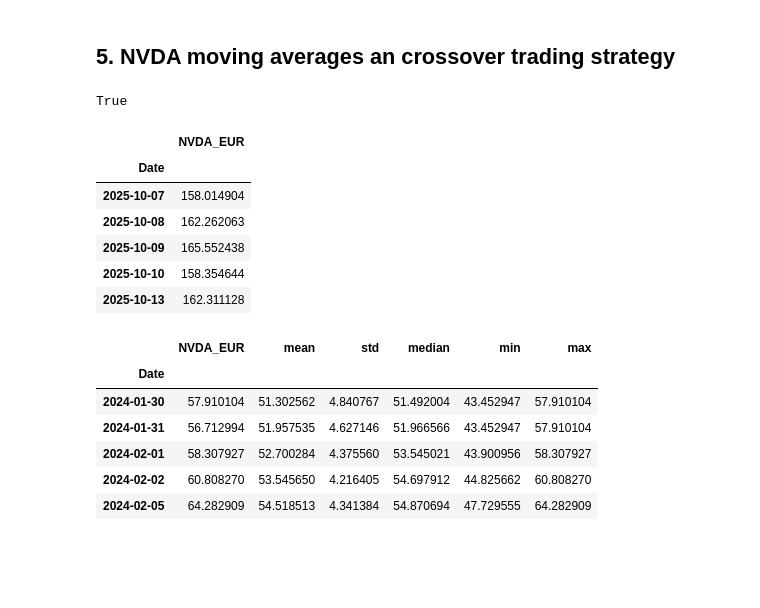
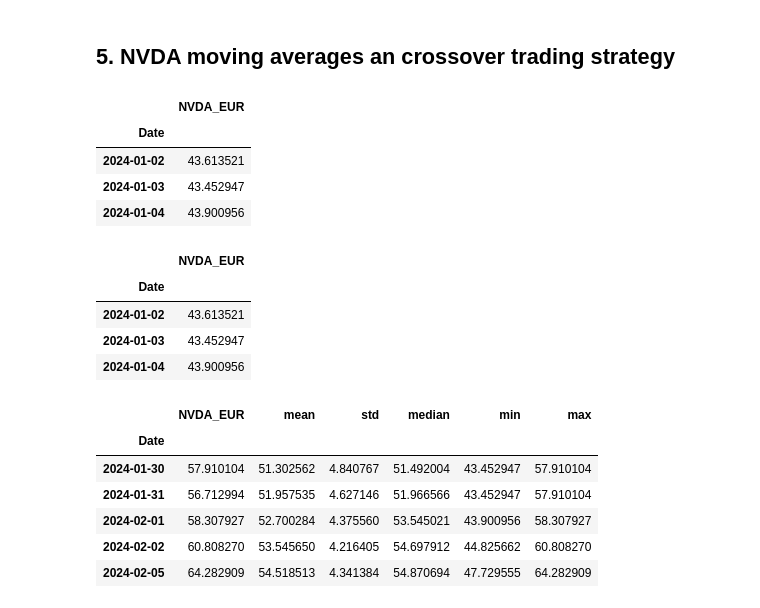
Before and after one commit to luigiselmi/finstat, a Jupyter notebook: experiments/experimental_portfolio.ipynb, the cells around one changed output. Cells and saved outputs as stored; diff of their text form; code cells hidden in the pictures; blank space fills up the shorter version.

```diff
--- a/experiments/experimental_portfolio.ipynb
+++ b/experiments/experimental_portfolio.ipynb
@@ -139,22 +138,25 @@ plt.show()
 [figure]
 # %% [markdown]
 ## 5. NVDA moving averages an crossover trading strategy
-# %%
-stocks_close_eur['NVDA_EUR'].isna().any()
-# %% [output]
-True
 # %%
 sym = 'NVDA_EUR'
-nvda_eur = pd.DataFrame(stocks_close_eur[sym]).dropna()
-nvda_eur.tail()
+nvda_eur = pd.DataFrame(stocks_close_eur[sym])
+nvda_eur.head(3)
 # %% [output]
 |  | NVDA_EUR |
 | Date |  |
-| 2025-10-07 | 158.014904 |
-| 2025-10-08 | 162.262063 |
-| 2025-10-09 | 165.552438 |
-| 2025-10-10 | 158.354644 |
-| 2025-10-13 | 162.311128 |
+| 2024-01-02 | 43.613521 |
+| 2024-01-03 | 43.452947 |
+| 2024-01-04 | 43.900956 |
+# %%
+nvda_eur.dropna(inplace = True)
+nvda_eur.head(3)
+# %% [output]
+|  | NVDA_EUR |
+| Date |  |
+| 2024-01-02 | 43.613521 |
+| 2024-01-03 | 43.452947 |
+| 2024-01-04 | 43.900956 |
 # %%
 window = 20
 nvda_eur['mean'] = nvda_eur[sym].rolling(window=window).mean()
```
Also changed, not shown: parts of 10 cells of this notebook.
